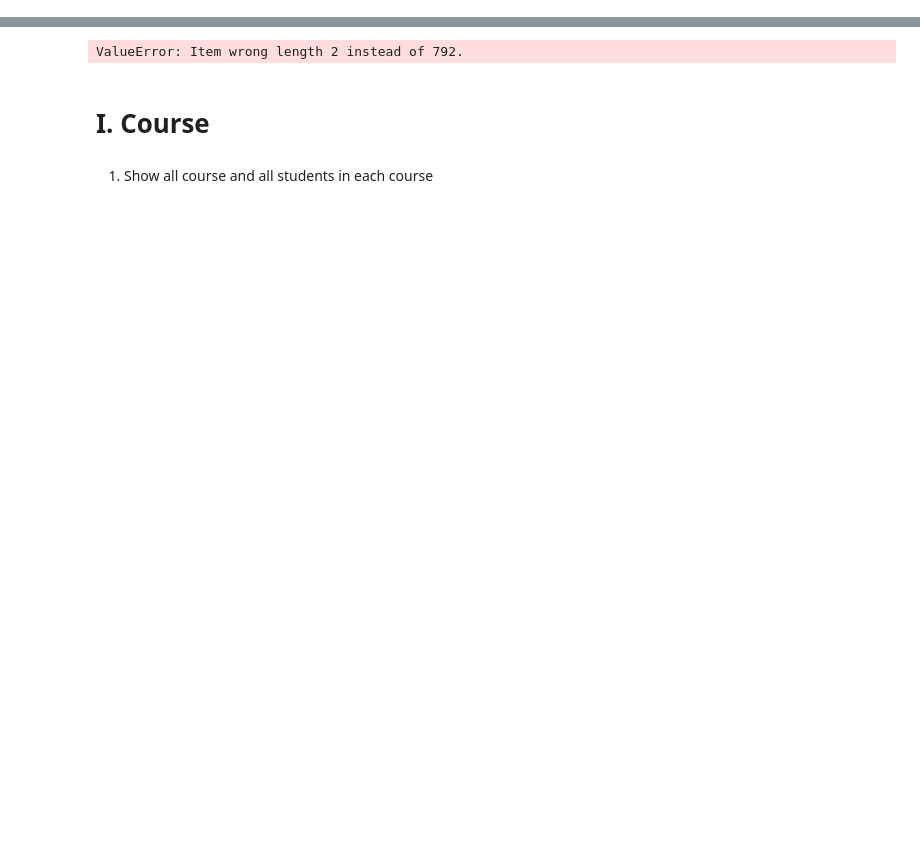
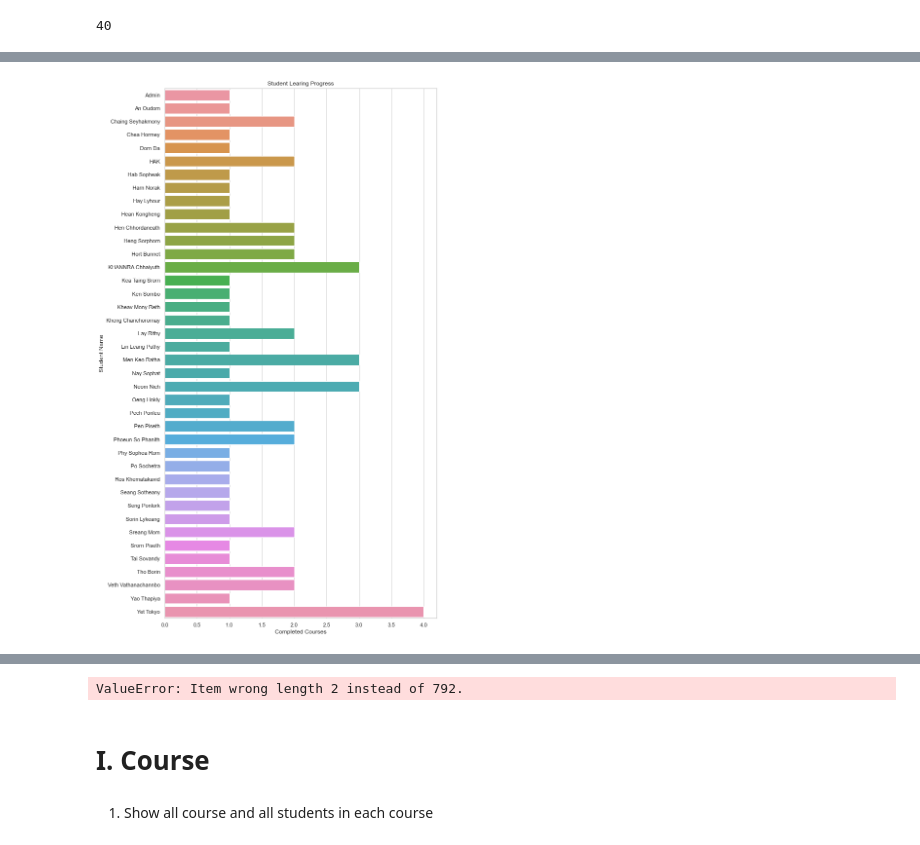
Before and after one commit to VIRAK33/Streamlit, a Jupyter notebook: I5Project_Data visualization.ipynb, the cells around one changed output, grey strips where cells are left out. Drawn from its saved outputs; the diff is of its cells as text; code cells hidden in the pictures; blank space fills up the shorter version.

```diff
--- a/I5Project_Data visualization.ipynb
+++ b/I5Project_Data visualization.ipynb
@@ -23,0 +44,61 @@ df1
+# %%
+import pandas as pd
+md =pd.read_csv('moodleitcdata.csv')
+md = md.rename(columns={'userid':'ID', 'username': 'Username', 'firstname':'Student Name', 'phone1':'Sex', 'department':'Department', 'lastname':'Group', 'courseName':'Course Name', 'moduleName':'Module Name', 'completionstate': 'State', 'CompletionDate':'Completion Date'})
+
+startDate = '2020-09-12 00:00:00'
+endDate = '2020-12-20 00:00:00'
+
+course = 'Climate Change and Adaptation'
+
+progress = md[(md['State'] == 1) & (md['Completion Date'] >= str(startDate)) & (md['Completion Date'] <= str(endDate)) & (md['Course Name'] == course)]
+# pg = progress.groupby(['Student Name','Course Name']).count()
+# print(pg[['ID']])
+arr = []
+for i in range(0, len(progress)):
+    name = progress.iloc[i][2]
+    sex =  progress.iloc[i][3]
+    course = progress.iloc[i][6]
+
+    completed = progress[progress['Student Name'] == name].count()
+
+
+    if [name, sex,course, completed[0]] not in arr:
+        arr.insert(i, [name, sex, course, completed[0]])
+
+
+pro = pd.DataFrame(arr, columns = ['Student Name', 'Sex', 'Course', 'Completed'])
+pro.sort_values(by=['Student Name'], inplace=True)
+# c1, c2 = st.beta_columns(2)
+# with c1:
+# #     st.dataframe(data=pro, height=600)
+#     pro
+# with c2:
+totalRecord = pro['Completed'].count()
+if totalRecord > 25:
+    s = plt.figure(figsize=(10,20))
+    g2 = sns.barplot(y=pro['Student Name'], x= pro['Completed'])
+
+    plt.title("Student Learing Progress")
+    plt.xlabel('Completed Courses')
+    plt.ylabel('Student Name')
+#     plt.ylim(0, 50)
+    # plt.show()
+    plt.savefig('images/Student Learning Proress/'+ str(i) +'.png', bbox_inches='tight')
+    s
+else:
+    s = plt.figure()
+    g2 = sns.barplot(y=pro['Student Name'], x= pro['Completed'])
+
+    plt.title("Student Learing Progress")
+    plt.xlabel('Completed Courses')
+    plt.ylabel('Student Name')
+    # plt.ylim(0, 25)
+    # plt.show()
+    plt.savefig('images/Student Learning Proress/'+ str(i) +'.png', bbox_inches='tight')
+    s
+# progress
+# a = progress["ID"].unique()
+print(len(a))
+# %% [output]
+40
@@ -23,0 +122 @@ df1
+[figure, added]
```
Also changed, not shown: parts of 19 cells of this notebook, 27 other files.
